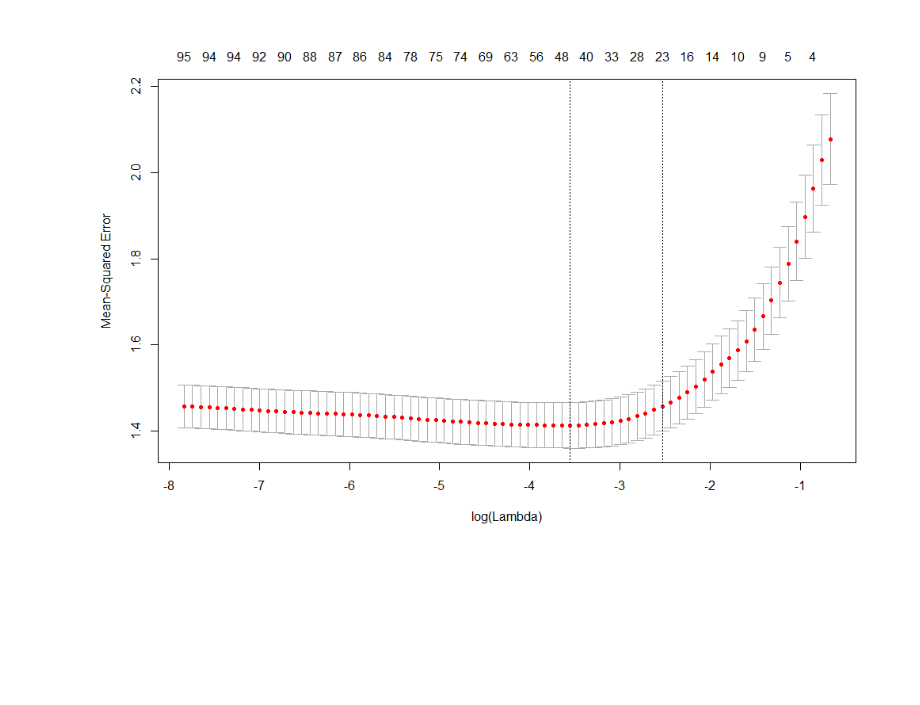
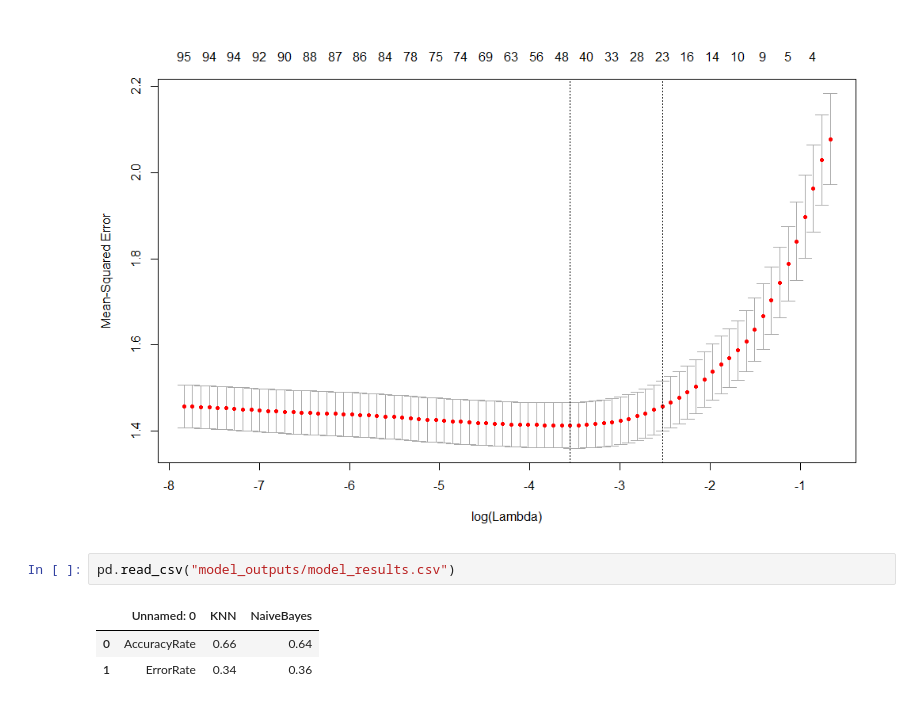
Before and after one commit to edalrami/hccs-final, a Jupyter notebook: final.ipynb, the cells around one changed output. Cells and saved outputs as stored; diff of their text form; blank space fills up the shorter version.

Commit message:
Moved model results to folder model_outputs

```diff
--- a/final.ipynb
+++ b/final.ipynb
@@ -330,3 +330,9 @@ Image(filename='images/lm2.png')
 Image(filename='images/lm3.png')
 # %% [output]
 [figure]
+# %%
+pd.read_csv("model_outputs/model_results.csv")
+# %% [output]
+|  | Unnamed: 0 | KNN | NaiveBayes |
+| 0 | AccuracyRate | 0.66 | 0.64 |
+| 1 | ErrorRate | 0.34 | 0.36 |
```
Also changed, not shown: parts of 1 cell of this notebook, 4 other files.
